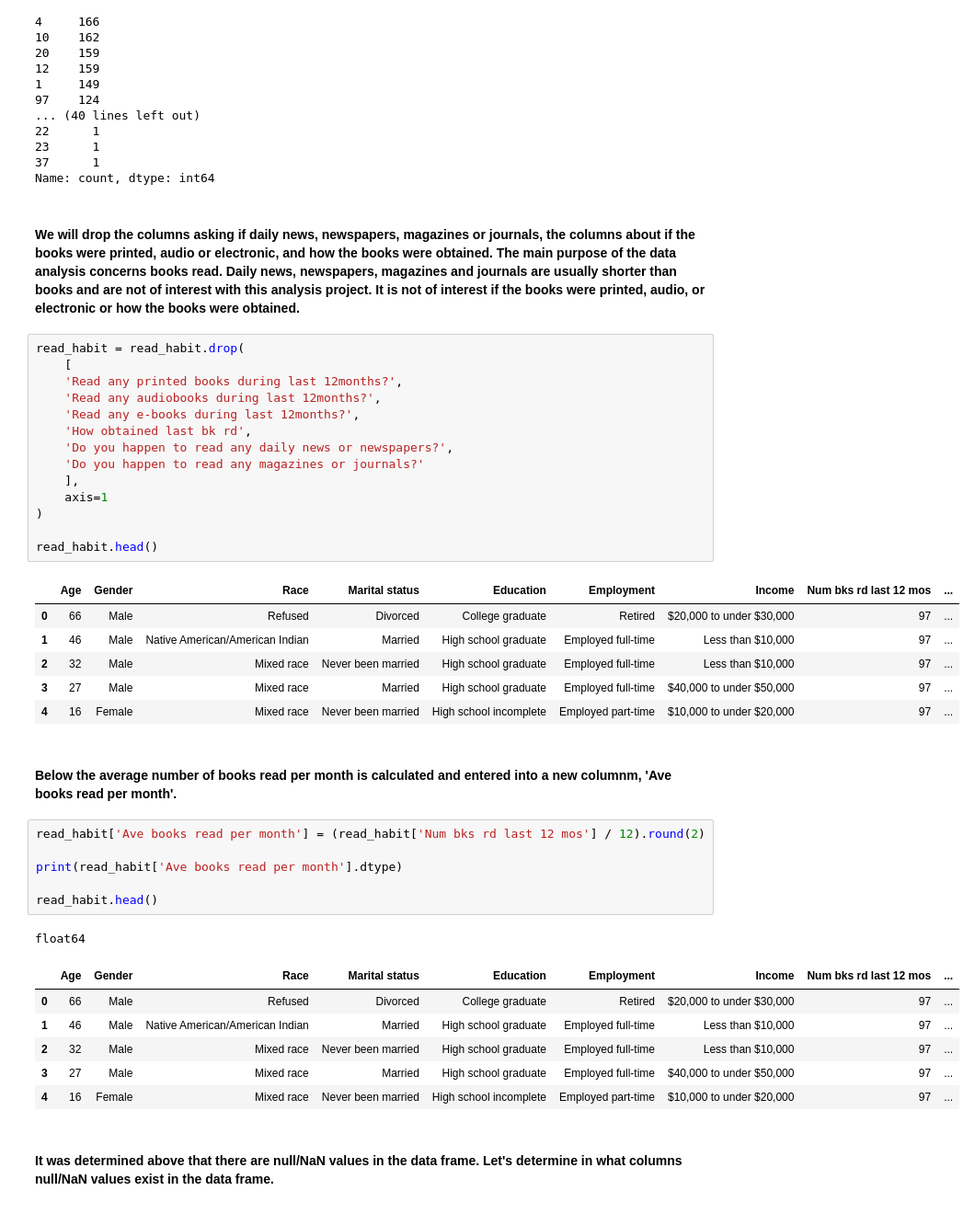
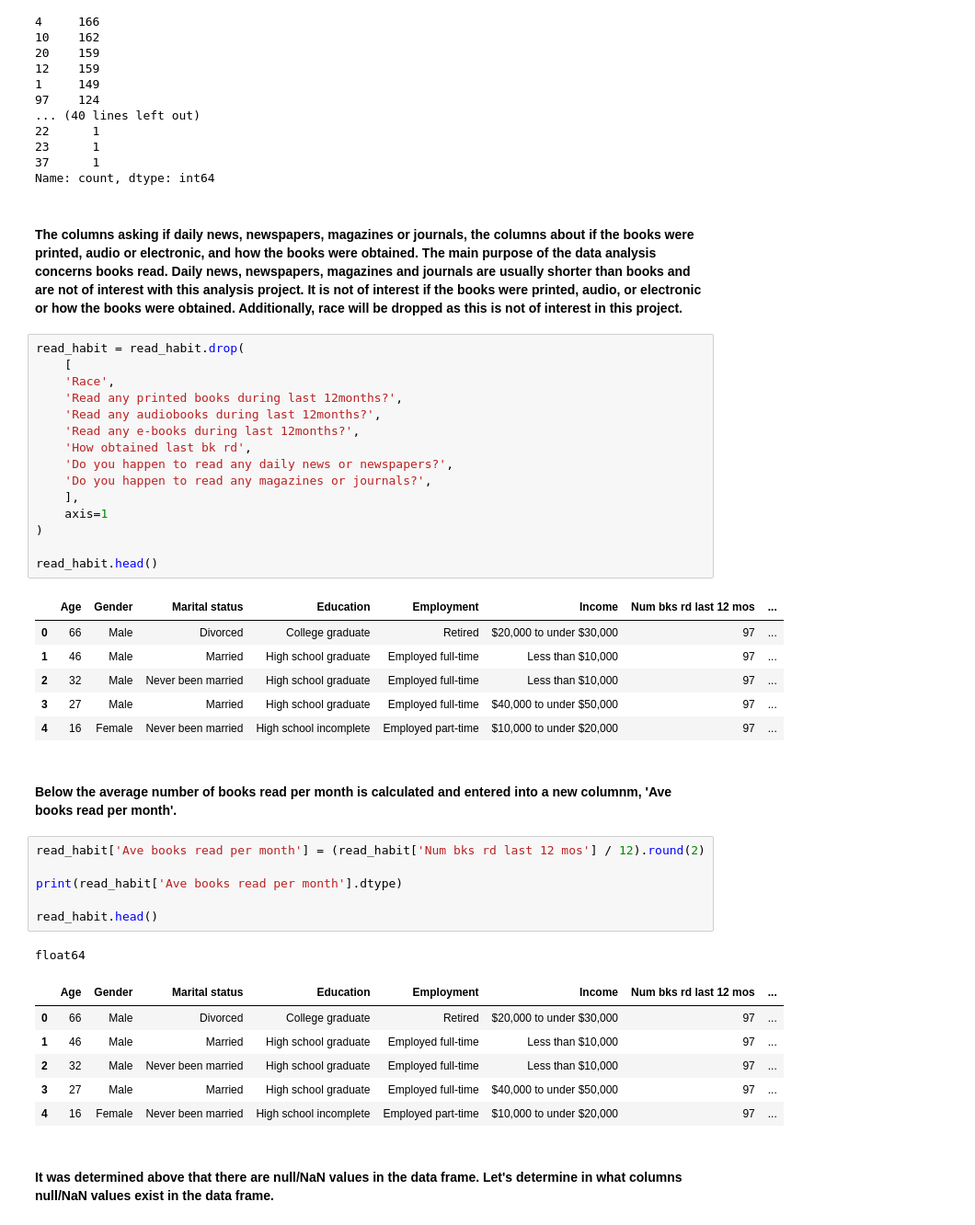
Before and after one commit to TinaBaldwin/data_project, a Jupyter notebook: Reading_habit_notebook.ipynb, the cells around one changed output. Shown: that part at 92% size. Drawn from its saved outputs; the diff is of its cells as text.

```diff
--- a/Reading_habit_notebook.ipynb
+++ b/Reading_habit_notebook.ipynb
@@ -387,28 +371,29 @@ Num bks rd last 12 mos
 37      1
 Name: count, dtype: int64
 # %% [markdown]
-#### We will drop the columns asking if daily news, newspapers, magazines or journals, the columns about if the books were printed, audio or electronic, and how the books were obtained. The main purpose of the data analysis concerns books read. Daily news, newspapers, magazines and journals are usually shorter than books and are not of interest with this analysis project. It is not of interest if the books were printed, audio, or electronic or how the books were obtained.
+#### The columns asking if daily news, newspapers, magazines or journals, the columns about if the books were printed, audio or electronic, and how the books were obtained. The main purpose of the data analysis concerns books read. Daily news, newspapers, magazines and journals are usually shorter than books and are not of interest with this analysis project. It is not of interest if the books were printed, audio, or electronic or how the books were obtained. Additionally, race will be dropped as this is not of interest in this project.
 # %%
 read_habit = read_habit.drop(
     [
+    'Race',
     'Read any printed books during last 12months?',
     'Read any audiobooks during last 12months?',
     'Read any e-books during last 12months?',
     'How obtained last bk rd',
     'Do you happen to read any daily news or newspapers?',
-    'Do you happen to read any magazines or journals?'
+    'Do you happen to read any magazines or journals?',
     ],
     axis=1
 )
 
 read_habit.head()
 # %% [output]
-|  | Age | Gender | Race | Marital status | Education | Employment | Income | Num bks rd last 12 mos | ... |
-| 0 | 66 | Male | Refused | Divorced | College graduate | Retired | $20,000 to under $30,000 | 97 | ... |
-| 1 | 46 | Male | Native American/American Indian | Married | High school graduate | Employed full-time | Less than $10,000 | 97 | ... |
-| 2 | 32 | Male | Mixed race | Never been married | High school graduate | Employed full-time | Less than $10,000 | 97 | ... |
-| 3 | 27 | Male | Mixed race | Married | High school graduate | Employed full-time | $40,000 to under $50,000 | 97 | ... |
-| 4 | 16 | Female | Mixed race | Never been married | High school incomplete | Employed part-time | $10,000 to under $20,000 | 97 | ... |
+|  | Age | Gender | Marital status | Education | Employment | Income | Num bks rd last 12 mos | ... |
+| 0 | 66 | Male | Divorced | College graduate | Retired | $20,000 to under $30,000 | 97 | ... |
+| 1 | 46 | Male | Married | High school graduate | Employed full-time | Less than $10,000 | 97 | ... |
+| 2 | 32 | Male | Never been married | High school graduate | Employed full-time | Less than $10,000 | 97 | ... |
+| 3 | 27 | Male | Married | High school graduate | Employed full-time | $40,000 to under $50,000 | 97 | ... |
+| 4 | 16 | Female | Never been married | High school incomplete | Employed part-time | $10,000 to under $20,000 | 97 | ... |
 # %% [markdown]
 #### Below the average number of books read per month is calculated and entered into a new columnm, 'Ave books read per month'.
 # %%
@@ -419,12 +404,12 @@ print(read_habit['Ave books read per month'].dtype)
 read_habit.head()
 # %% [output]
 float64
-|  | Age | Gender | Race | Marital status | Education | Employment | Income | Num bks rd last 12 mos | ... |
-| 0 | 66 | Male | Refused | Divorced | College graduate | Retired | $20,000 to under $30,000 | 97 | ... |
-| 1 | 46 | Male | Native American/American Indian | Married | High school graduate | Employed full-time | Less than $10,000 | 97 | ... |
-| 2 | 32 | Male | Mixed race | Never been married | High school graduate | Employed full-time | Less than $10,000 | 97 | ... |
-| 3 | 27 | Male | Mixed race | Married | High school graduate | Employed full-time | $40,000 to under $50,000 | 97 | ... |
-| 4 | 16 | Female | Mixed race | Never been married | High school incomplete | Employed part-time | $10,000 to under $20,000 | 97 | ... |
+|  | Age | Gender | Marital status | Education | Employment | Income | Num bks rd last 12 mos | ... |
+| 0 | 66 | Male | Divorced | College graduate | Retired | $20,000 to under $30,000 | 97 | ... |
+| 1 | 46 | Male | Married | High school graduate | Employed full-time | Less than $10,000 | 97 | ... |
+| 2 | 32 | Male | Never been married | High school graduate | Employed full-time | Less than $10,000 | 97 | ... |
+| 3 | 27 | Male | Married | High school graduate | Employed full-time | $40,000 to under $50,000 | 97 | ... |
+| 4 | 16 | Female | Never been married | High school incomplete | Employed part-time | $10,000 to under $20,000 | 97 | ... |
 # %% [markdown]
 #### It was determined above that there are null/NaN values in the data frame. Let's determine in what columns null/NaN values exist in the data frame.
 # %%
```
Also changed, not shown: parts of 30 cells of this notebook.
